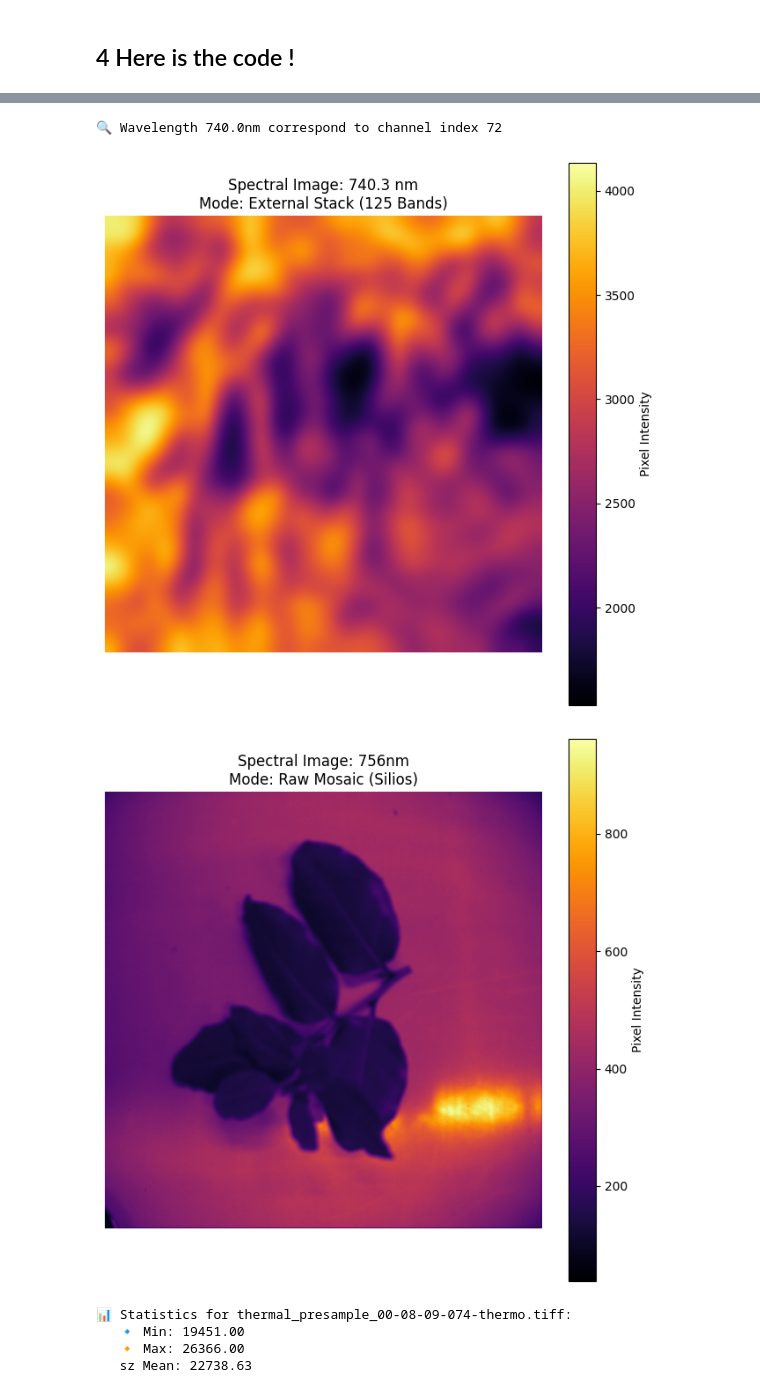
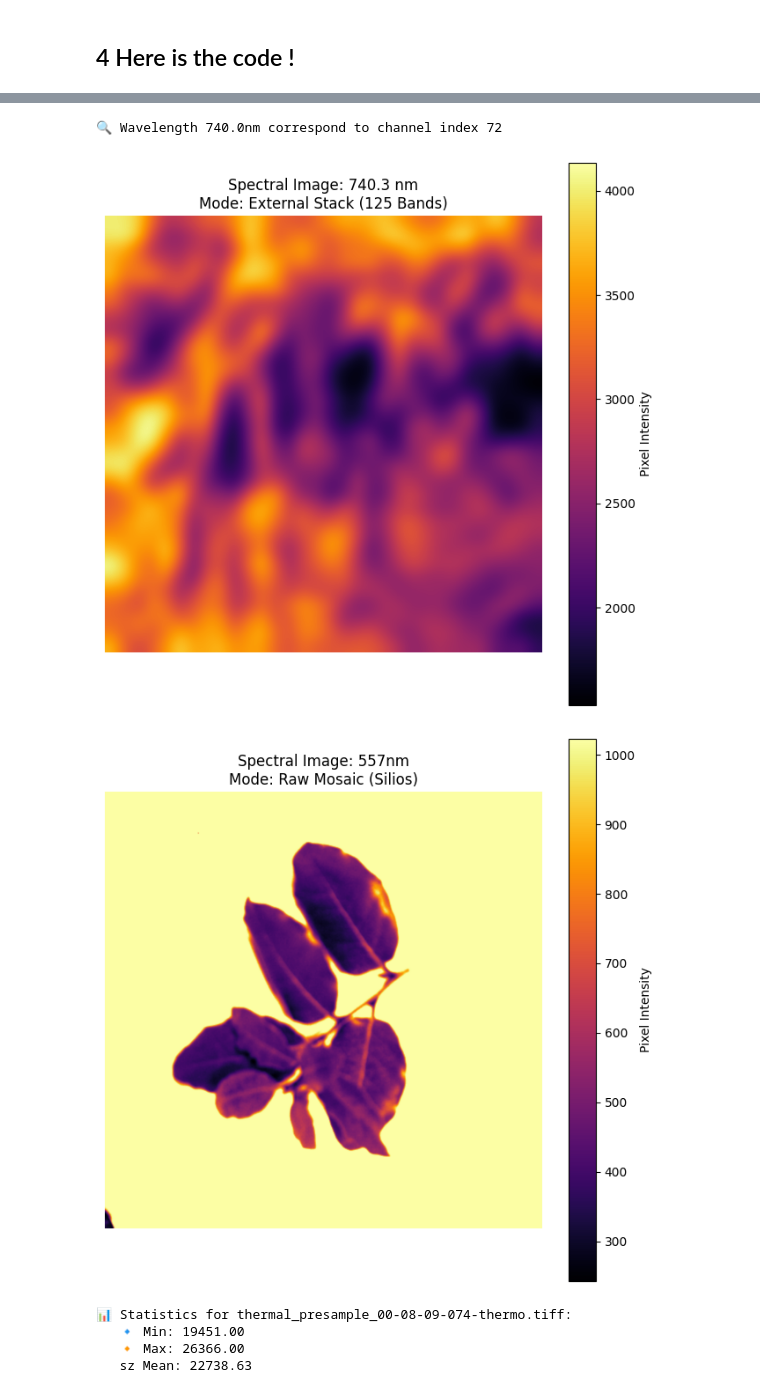
Before and after one commit to AntoineHERBAUX/CROPSENSE, a Jupyter notebook: CROPSENSE.ipynb, the cells around one changed output, grey strips where cells are left out. Saved outputs shown, nothing was run; the diff lists cells and outputs as text; code cells hidden in the pictures.

```diff
--- a/CROPSENSE.ipynb
+++ b/CROPSENSE.ipynb
@@ -1732,15 +1746,15 @@ Attempt to connect to MongoDB on 172.20.10.13
 # %%
 # Example 1: Show band by Index (0 = 410nm)
 show_spectral_channel("C:/CROPSENSE/CROPSENSE_DATA/2026-03-18/rust/Spectral/Spectral_rust_4.tif", channel_index=5)
 show_spectral_channel("C:/CROPSENSE/CROPSENSE_DATA/2026-03-18/rust/Spectral/Spectral_rust_4.tif", wavelength=740)
 
 # Example 2: Show band by Wavelength (e.g., Red Edge 756nm)
-show_spectral_channel("C:/CROPSENSE/CROPSENSE_DATA/2025-12-10/test/Spectral/test_20251201_153000_830_00000000_raw.tiff", wavelength=756)
+show_spectral_channel("C:/CROPSENSE/CROPSENSE_DATA/2025-12-10/test/Spectral/test_20251201_153000_830_00000000_raw.tiff", wavelength=557)
 # %% [output]
 [figure]
 🔍 Wavelength 740.0nm correspond to channel index 72
 [figure]
-[figure, old version]
+[figure, new version]
 # %%
 # --- EXAMPLE: Plot a thermic image file ---
 # This will show the temperature and the water stress.
```
Also changed, not shown: parts of 3 cells of this notebook.
